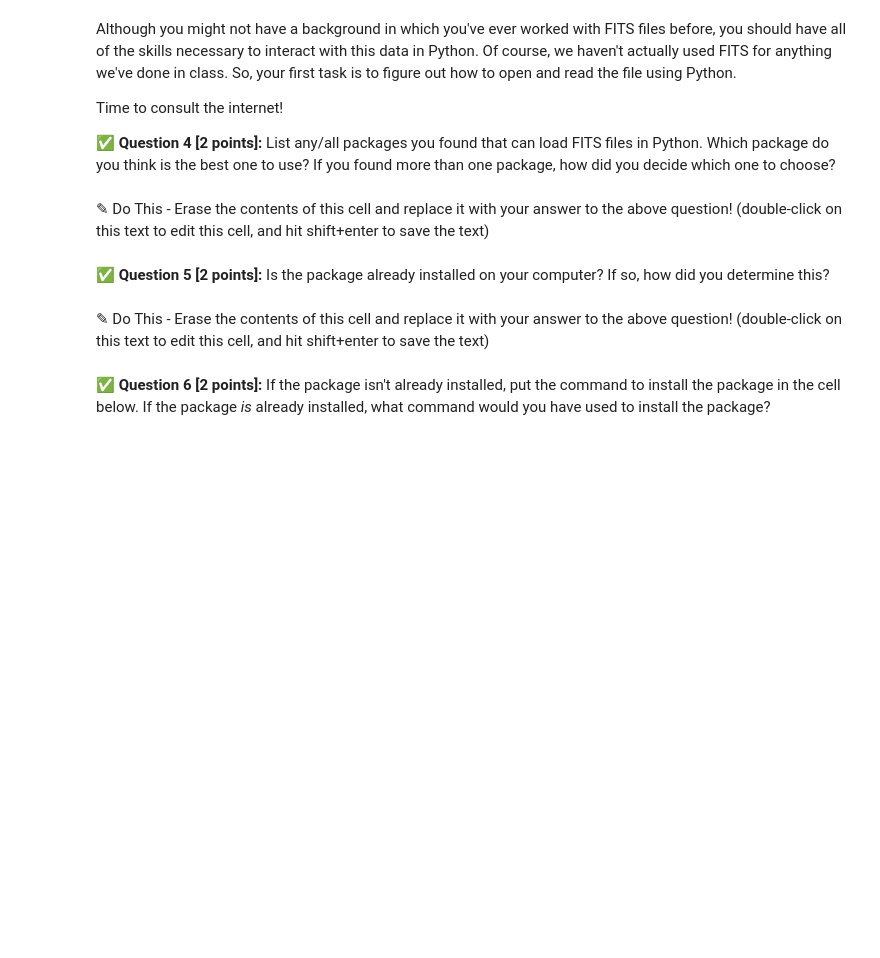
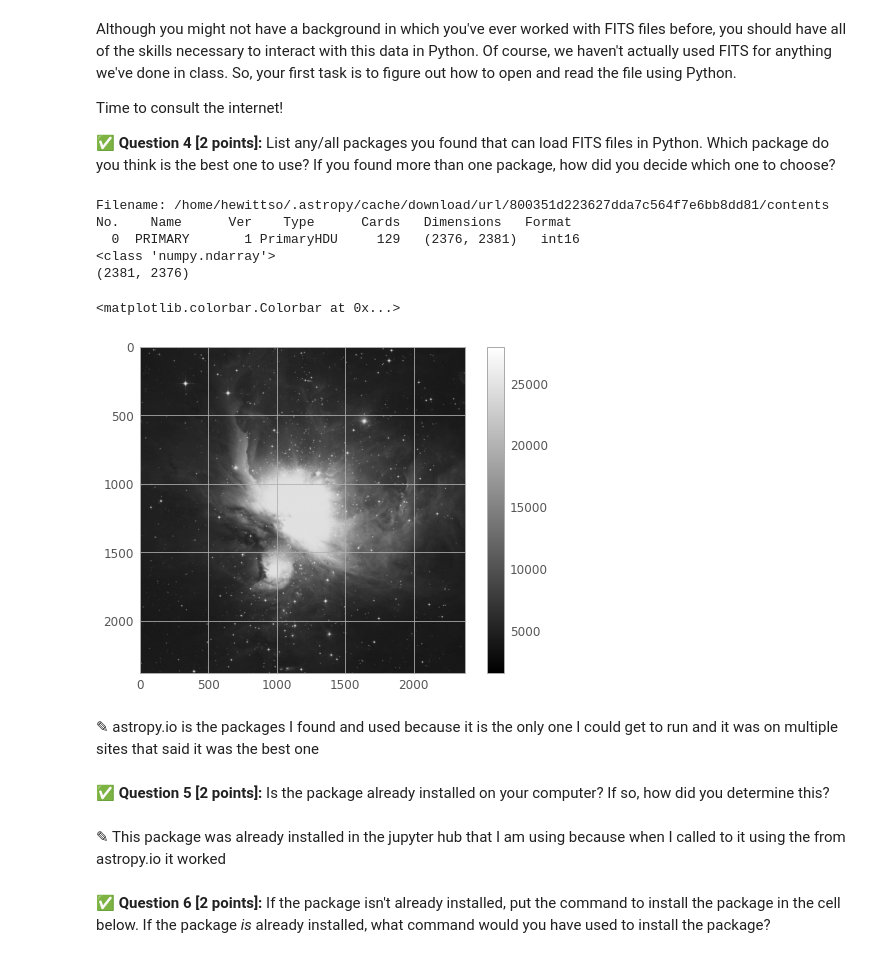
Before and after one commit to hewittso/cmse202-s21-turnin, a Jupyter notebook: hw-01/HW-01_GitPracticeDebuggingAndPythonPackages-STUDENT.ipynb, the cells around one changed output. Cells and saved outputs as stored; diff of their text form; code cells hidden in the pictures; blank space fills up the shorter version.

```diff
--- a/hw-01/HW-01_GitPracticeDebuggingAndPythonPackages-STUDENT.ipynb
+++ b/hw-01/HW-01_GitPracticeDebuggingAndPythonPackages-STUDENT.ipynb
@@ -172,11 +181,30 @@ Although you might not have a background in which you've ever worked with FITS f
 Time to consult the internet!
 
 **&#9989; Question 4 [2 points]:** List any/all packages you found that can load FITS files in Python. Which package do you think is the best one to use? If you found more than one package, how did you decide which one to choose?
-# %% [markdown]
-<font size=+3>&#9998;</font> Do This - Erase the contents of this cell and replace it with your answer to the above question!  (double-click on this text to edit this cell, and hit shift+enter to save the text)
+# %%
+from astropy.utils.data import download_file
+from astropy.io import fits
+image_file = download_file('https://raw.githubusercontent.com/msu-cmse-courses/cmse202-S21-student/master/data/m42_40min_ir.fits', cache=True)
+hdu_list = fits.open(image_file)
+hdu_list.info()
+image_data = hdu_list[0].data
+print(type(image_data))
+print(image_data.shape)
+plt.imshow(image_data, cmap='gray')
+plt.colorbar()
+# %% [output]
+Filename: /home/hewittso/.astropy/cache/download/url/800351d223627dda7c564f7e6bb8dd81/contents
+No.    Name      Ver    Type      Cards   Dimensions   Format
+  0  PRIMARY       1 PrimaryHDU     129   (2376, 2381)   int16
+<class 'numpy.ndarray'>
+(2381, 2376)
+<matplotlib.colorbar.Colorbar at 0x...>
+[figure, added]
+# %% [markdown]
+<font size=+3>&#9998;</font> astropy.io is the packages I found and used because it is the only one I could get to run and it was on multiple sites that said it was the best one
 # %% [markdown]
 **&#9989; Question 5 [2 points]:** Is the package already installed on your computer? If so, how did you determine this?
-# %% [markdown]
-<font size=+3>&#9998;</font> Do This - Erase the contents of this cell and replace it with your answer to the above question!  (double-click on this text to edit this cell, and hit shift+enter to save the text)
+# %% [markdown]
+<font size=+3>&#9998;</font> This package was already installed in the jupyter hub that I am using because when I called to it using the from astropy.io it worked
 # %% [markdown]
 **&#9989; Question 6 [2 points]:** If the package isn't already installed, put the command to install the package in the cell below. If the package *is* already installed, what command would you have used to install the package?
```
Also changed, not shown: parts of 8 cells of this notebook.
